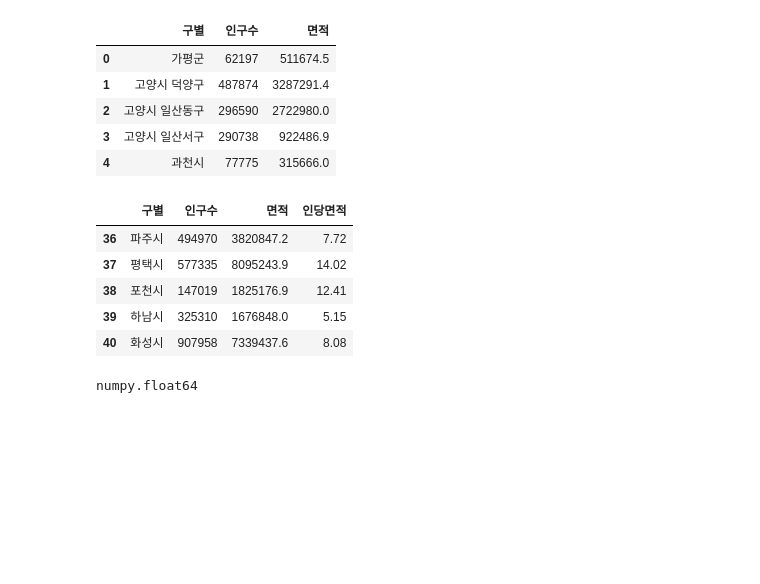
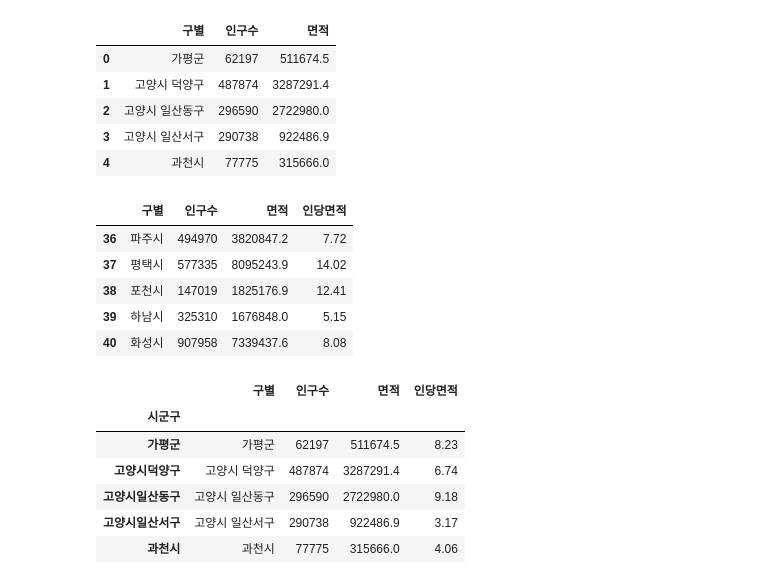
Before and after one commit to Mayhem-XD/DataAnalysis, a Jupyter notebook: 99.과제/02.경기도 공원.ipynb, the cells around one changed output. Saved outputs shown, nothing was run; the diff lists cells and outputs as text; code cells hidden in the pictures; blank space fills up the shorter version.

```diff
--- a/99.과제/02.경기도 공원.ipynb
+++ b/99.과제/02.경기도 공원.ipynb
@@ -316,7 +316,15 @@ df_new.tail()
 | 38 | 포천시 | 147019 | 1825176.9 | 12.41 |
 | 39 | 하남시 | 325310 | 1676848.0 | 5.15 |
 | 40 | 화성시 | 907958 | 7339437.6 | 8.08 |
-# %%
-type(df_new.iloc[1,2])
-# %% [output]
-numpy.float64
+# %%
+df_new['시군구'] = df_new.구별.str.replace(' ','').str.strip()
+df_new.set_index('시군구',inplace=True)
+df_new.head()
+# %% [output]
+|  | 구별 | 인구수 | 면적 | 인당면적 |
+| 시군구 |  |  |  |  |
+| 가평군 | 가평군 | 62197 | 511674.5 | 8.23 |
+| 고양시덕양구 | 고양시 덕양구 | 487874 | 3287291.4 | 6.74 |
+| 고양시일산동구 | 고양시 일산동구 | 296590 | 2722980.0 | 9.18 |
+| 고양시일산서구 | 고양시 일산서구 | 290738 | 922486.9 | 3.17 |
+| 과천시 | 과천시 | 77775 | 315666.0 | 4.06 |
```
Also changed, not shown: parts of 2 cells of this notebook.
